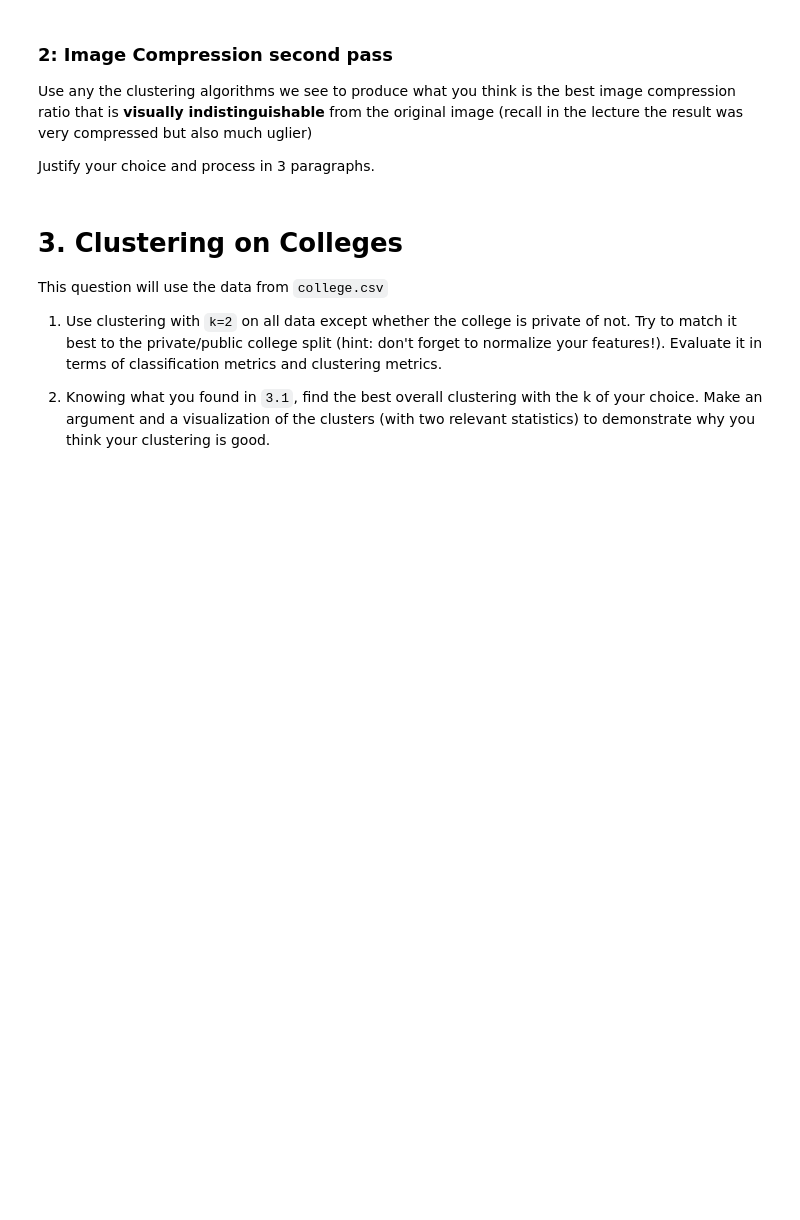
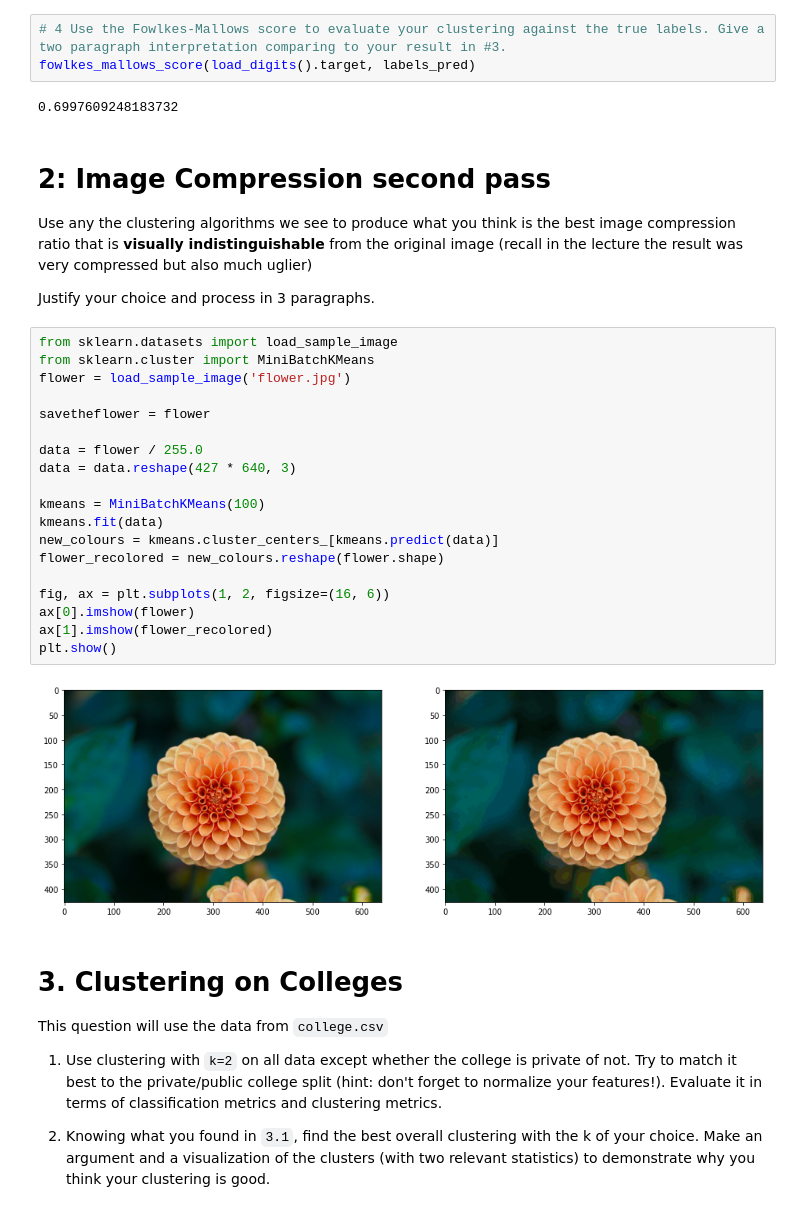
Before and after one commit to cb-ds-1/4-3-clustering, a Jupyter notebook: workshop.ipynb, the cells around one changed output. Saved outputs shown, nothing was run; the diff lists cells and outputs as text; blank space fills up the shorter version.

```diff
--- a/workshop.ipynb
+++ b/workshop.ipynb
@@ -13,9 +81,35 @@ Use K-means clustering on the MNIST dataset (which can be imported with `from sk
+# %%
+# 4 Use the Fowlkes-Mallows score to evaluate your clustering against the true labels. Give a two paragraph interpretation comparing to your result in #3.
+fowlkes_mallows_score(load_digits().target, labels_pred)
+# %% [output]
+0.6997609248183732
 # %% [markdown]
-### 2: Image Compression second pass
+# 2: Image Compression second pass
 
 Use any the clustering algorithms we see to produce what you think is the best image compression ratio that is **visually indistinguishable** from the original image (recall in the lecture the result was very compressed but also much uglier)
 
 Justify your choice and process in 3 paragraphs.
+# %%
+from sklearn.datasets import load_sample_image
+from sklearn.cluster import MiniBatchKMeans
+flower = load_sample_image('flower.jpg')
+
+savetheflower = flower
+
+data = flower / 255.0
+data = data.reshape(427 * 640, 3)
+
+kmeans = MiniBatchKMeans(100)
+kmeans.fit(data)
+new_colours = kmeans.cluster_centers_[kmeans.predict(data)]
+flower_recolored = new_colours.reshape(flower.shape)
+
+fig, ax = plt.subplots(1, 2, figsize=(16, 6))
+ax[0].imshow(flower)
+ax[1].imshow(flower_recolored)
+plt.show()
+# %% [output]
+[figure, added]
 # %% [markdown]
 # 3. Clustering on Colleges
 
```
Also changed, not shown: parts of 6 cells of this notebook.
